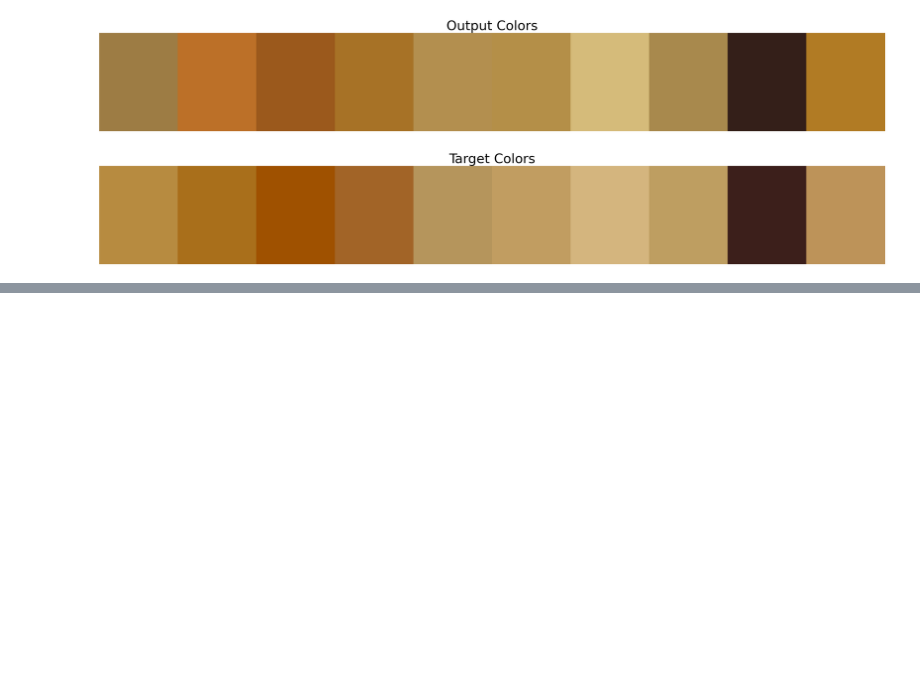
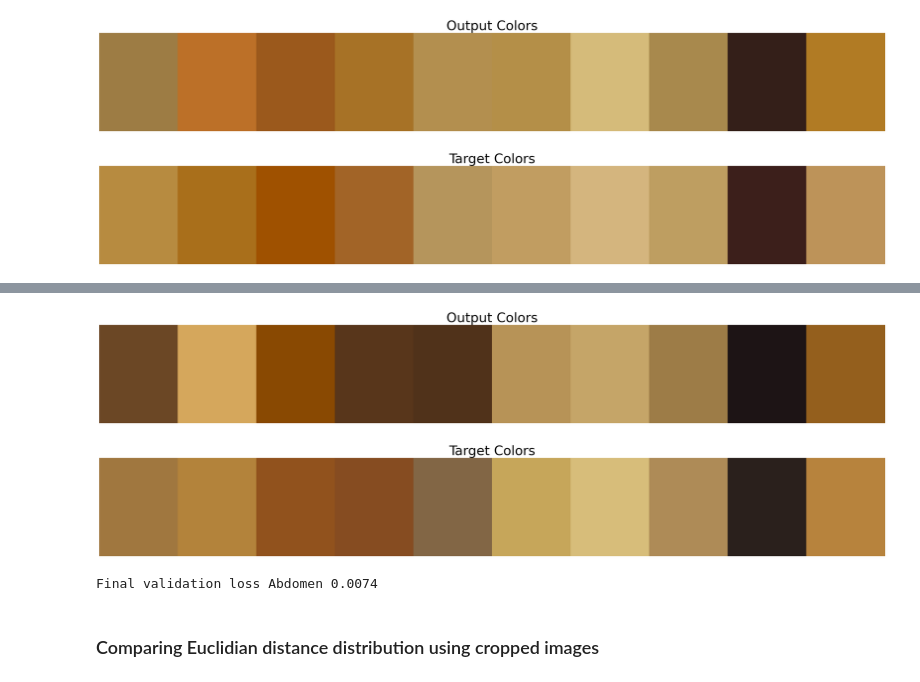
Before and after one commit to CS-433/ml-project-2-kalamariunionen, a Jupyter notebook: analysis.ipynb, the cells around one changed output, grey strips where cells are left out. Saved outputs shown, nothing was run; the diff lists cells and outputs as text; code cells hidden in the pictures; blank space fills up the shorter version.

```diff
--- a/analysis.ipynb
+++ b/analysis.ipynb
@@ -255,0 +280,22 @@ Final validation loss Head 0.0063
+# %%
+#Abdomen
+file_path_target = "/Users/lisavind/Desktop/Model_zoomed/target_colors_abdomen.pkl"
+target_colors_abdomen_zoomed = open_pickle(file_path_target)
+
+file_path_output = "/Users/lisavind/Desktop/Model_zoomed/output_colors_abdomen.pkl"
+output_colors_abdomen_zoomed = open_pickle(file_path_output)
+# %%
+# Plot output and target color
+plot_rgb_blocks(convert(target_colors_abdomen_zoomed[0]), "Output Colors",max_colors = 10)
+plot_rgb_blocks(convert(output_colors_abdomen_zoomed[0]), "Target Colors",max_colors = 10)
+# %% [output]
+[figure, added]
+[figure, added]
+# %%
+loss_abdomen_zoomed = calulate_MSE_loss(target_colors_abdomen_zoomed,output_colors_abdomen_zoomed)
+
+print('Final validation loss Abdomen', round(loss_abdomen_zoomed.item() / len(target_colors_abdomen_zoomed), 4))
+# %% [output]
+Final validation loss Abdomen 0.0074
+# %% [markdown]
+### Comparing Euclidian distance distribution using cropped images
```
Also changed, not shown: parts of 11 cells of this notebook.
